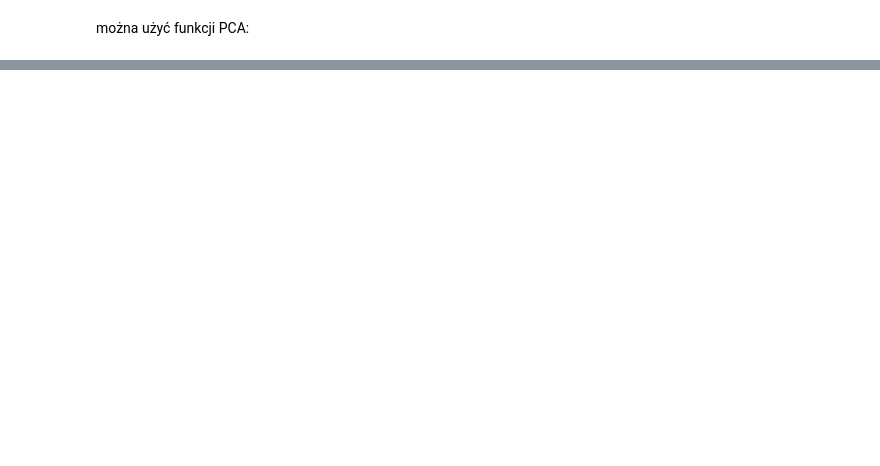
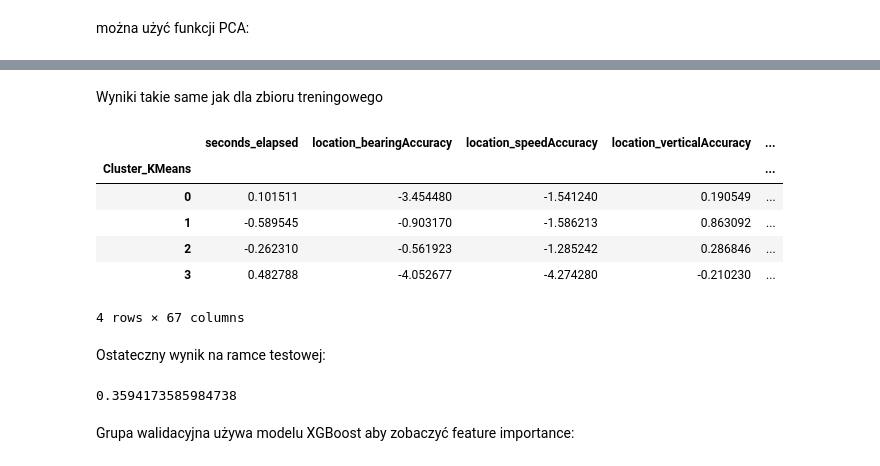
Before and after one commit to katarzynarogalska/LocationIntelligence-clustering, a Jupyter notebook: validation_codes/validation_modeling.ipynb, the cells around one changed output, grey strips where cells are left out. Saved outputs shown, nothing was run; the diff lists cells and outputs as text; code cells hidden in the pictures; blank space fills up the shorter version.

Commit message:
walidacja kod

```diff
--- a/validation_codes/validation_modeling.ipynb
+++ b/validation_codes/validation_modeling.ipynb
@@ -34,0 +14,3 @@ df_scaled = pd.DataFrame(scaler.fit_transform())
+# %%
+with_fe_train= pd.read_csv('C:\\Users\\rogal\\UczenieMaszynowe\\Projekt2\\Walidacja2\\post_feature_engineering_train.csv', index_col=None)
+with_fe_test = pd.read_csv('C:\\Users\\rogal\\UczenieMaszynowe\\Projekt2\\Walidacja2\\post_feature_engineering_test2.csv',index_col=None)
@@ -35,3 +33,16 @@ df_scaled = pd.DataFrame(scaler.fit_transform())
+# %%
+# budowa robi Quantile transformer
+#wprowadzona przez nas zmiana również tu : rozdzielenie osobno na fit i transform, bo na ramce testowej nie chcemy już fit
+transformer = QuantileTransformer(output_distribution='normal')
+transformer.fit(with_fe_train) # trenujemy
+df_transformed_test = pd.DataFrame(transformer.transform(with_fe_test), columns=with_fe_test.columns) # fitujemy na testową
+df_transformed_train = pd.DataFrame(transformer.transform(with_fe_train), columns=with_fe_train.columns)
+
+#spróbujmy równocześnie StandardScaler
+scaler = StandardScaler()
+scaler.fit(with_fe_train)
+df_scaled_test = pd.DataFrame(scaler.transform(with_fe_test), columns=with_fe_test.columns)
+df_scaled_train = pd.DataFrame(scaler.transform(with_fe_train), columns=with_fe_train.columns)
 # %% [markdown]
 ### Podpowiedź do PCA:
 zamiast
@@ -64,0 +193,26 @@ Grupa budująca w wizualizacji klastrów skupiła się na n_clusters = 4 bo wynk
+# %% [markdown]
+Wyniki takie same jak dla zbioru treningowego
+# %%
+#sprawdzenie statystyk
+#df_transformed_test['Cluster_KMeans'] = labels_kmeans
+cluster_means_kmeans = df_transformed_test.groupby('Cluster_KMeans').mean()
+cluster_means_kmeans
+# %% [output]
+|  | seconds_elapsed | location_bearingAccuracy | location_speedAccuracy | location_verticalAccuracy | ... |
+| Cluster_KMeans |  |  |  |  | ... |
+| 0 | 0.101511 | -3.454480 | -1.541240 | 0.190549 | ... |
+| 1 | -0.589545 | -0.903170 | -1.586213 | 0.863092 | ... |
+| 2 | -0.262310 | -0.561923 | -1.285242 | 0.286846 | ... |
+| 3 | 0.482788 | -4.052677 | -4.274280 | -0.210230 | ... |
+4 rows × 67 columns
+# %% [markdown]
+Ostateczny wynik na ramce testowej:
+# %%
+kmeans = KMeans(n_clusters=4, random_state=42)
+kmeans.fit(pca_components_train)
+labels_kmeans = kmeans.predict(pca_components_test)
+print(silhouette_score(pca_components_test,labels_kmeans))
+# %% [output]
+0.3594173585984738
+# %% [markdown]
+Grupa walidacyjna używa modelu XGBoost aby zobaczyć feature importance:
```
Also changed, not shown: parts of 20 cells of this notebook.
